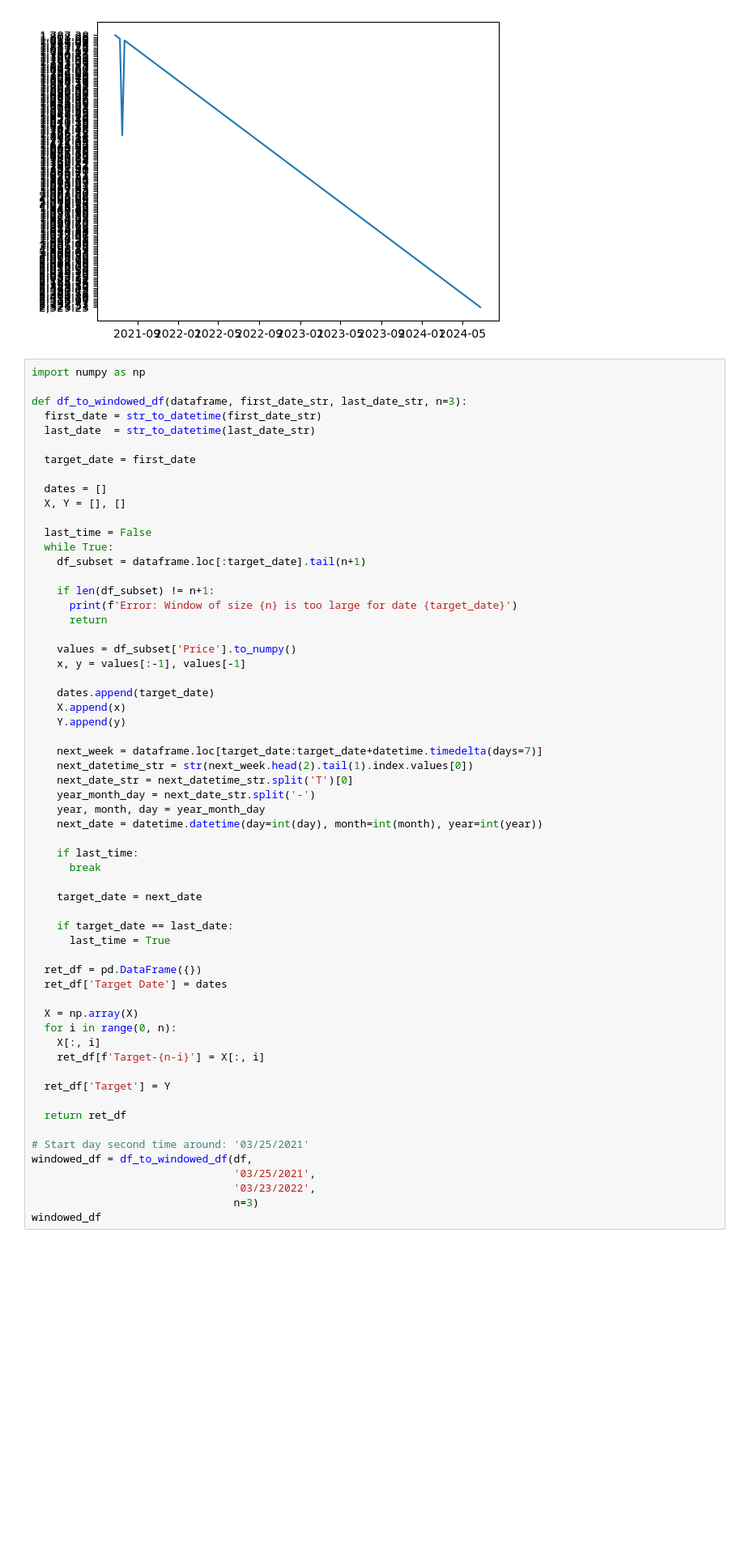
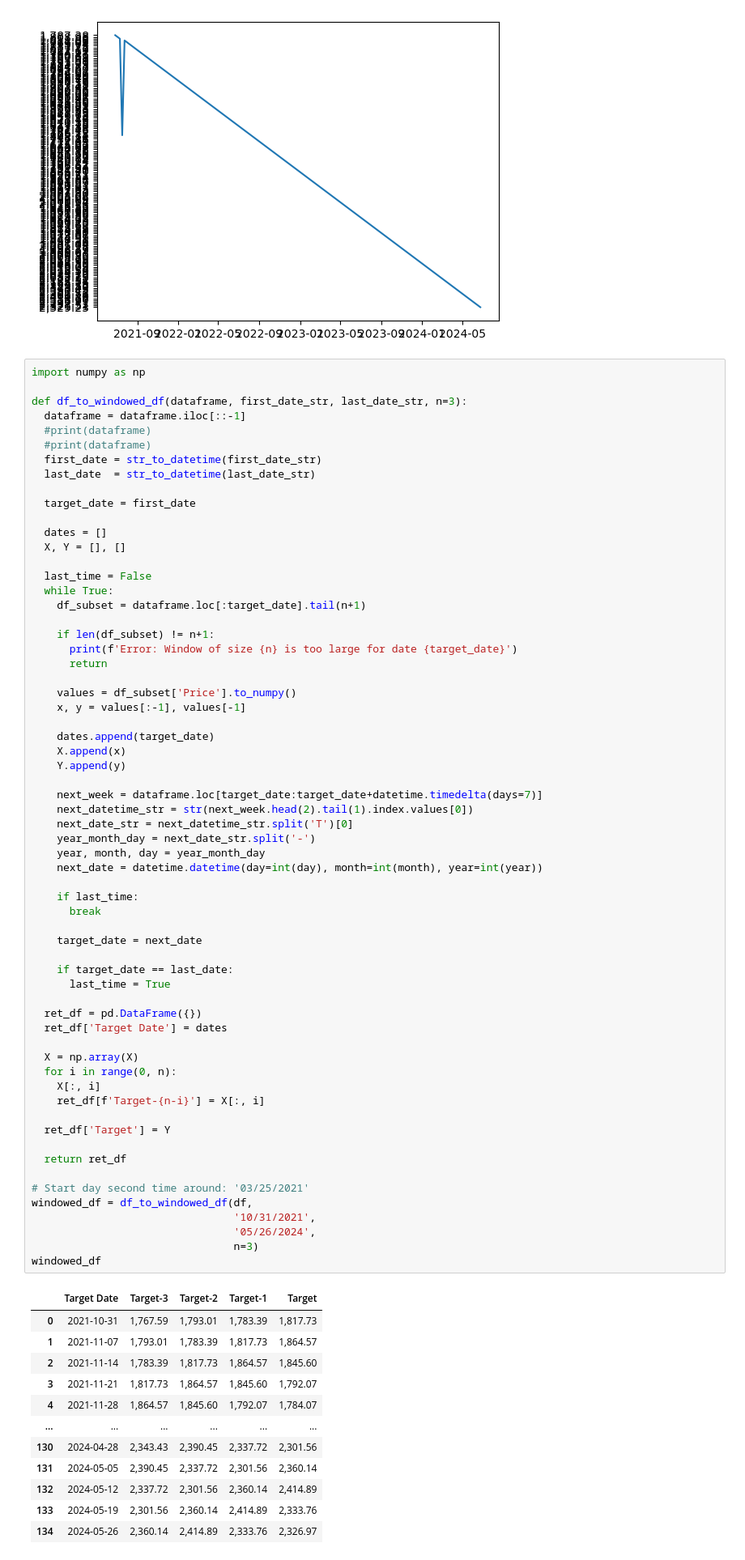
Before and after one commit to rockcoolsaint/ML-stock-price-predictor, a Jupyter notebook: gold_usd.ipynb, the cells around one changed output. Shown at 81% size. Drawn from its saved outputs; the diff is of its cells as text; blank space fills up the shorter version.

```diff
--- a/gold_usd.ipynb
+++ b/gold_usd.ipynb
@@ -129,6 +129,9 @@ plt.plot(df.index, df['Price'])
 import numpy as np
 
 def df_to_windowed_df(dataframe, first_date_str, last_date_str, n=3):
+  dataframe = dataframe.iloc[::-1]
+  #print(dataframe)
+  #print(dataframe)
   first_date = str_to_datetime(first_date_str)
   last_date  = str_to_datetime(last_date_str)
 
@@ -157,32 +160,44 @@ def df_to_windowed_df(dataframe, first_date_str, last_date_str, n=3):
     next_date_str = next_datetime_str.split('T')[0]
     year_month_day = next_date_str.split('-')
     year, month, day = year_month_day
     next_date = datetime.datetime(day=int(day), month=int(month), year=int(year))
 
     if last_time:
       break
 
     target_date = next_date
 
     if target_date == last_date:
       last_time = True
 
   ret_df = pd.DataFrame({})
   ret_df['Target Date'] = dates
 
   X = np.array(X)
   for i in range(0, n):
     X[:, i]
     ret_df[f'Target-{n-i}'] = X[:, i]
 
   ret_df['Target'] = Y
 
   return ret_df
 
 # Start day second time around: '03/25/2021'
 windowed_df = df_to_windowed_df(df,
-                                '03/25/2021',
-                                '03/23/2022',
+                                '10/31/2021',
+                                '05/26/2024',
                                 n=3)
 windowed_df
 # %% [output]
+|  | Target Date | Target-3 | Target-2 | Target-1 | Target |
+| 0 | 2021-10-31 | 1,767.59 | 1,793.01 | 1,783.39 | 1,817.73 |
+| 1 | 2021-11-07 | 1,793.01 | 1,783.39 | 1,817.73 | 1,864.57 |
+| 2 | 2021-11-14 | 1,783.39 | 1,817.73 | 1,864.57 | 1,845.60 |
+| 3 | 2021-11-21 | 1,817.73 | 1,864.57 | 1,845.60 | 1,792.07 |
+| 4 | 2021-11-28 | 1,864.57 | 1,845.60 | 1,792.07 | 1,784.07 |
+| ... | ... | ... | ... | ... | ... |
+| 130 | 2024-04-28 | 2,343.43 | 2,390.45 | 2,337.72 | 2,301.56 |
+| 131 | 2024-05-05 | 2,390.45 | 2,337.72 | 2,301.56 | 2,360.14 |
+| 132 | 2024-05-12 | 2,337.72 | 2,301.56 | 2,360.14 | 2,414.89 |
+| 133 | 2024-05-19 | 2,301.56 | 2,360.14 | 2,414.89 | 2,333.76 |
+| 134 | 2024-05-26 | 2,360.14 | 2,414.89 | 2,333.76 | 2,326.97 |
```
Also changed, not shown: parts of 6 cells of this notebook.
